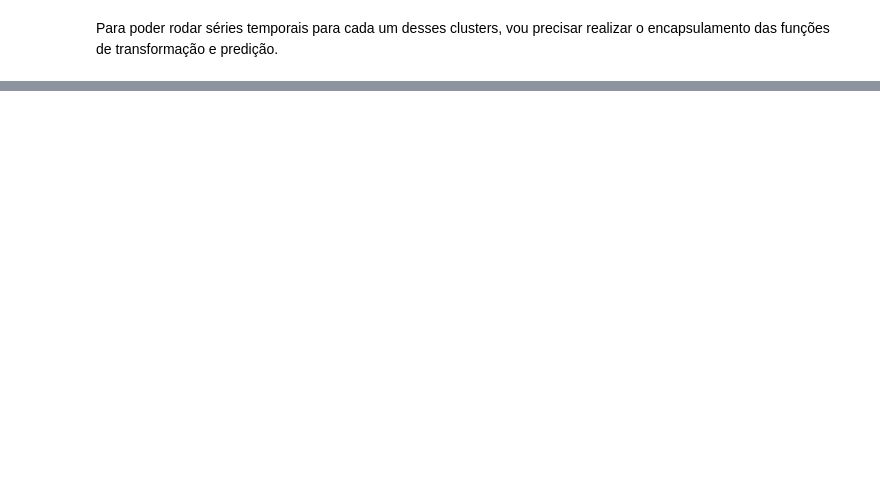
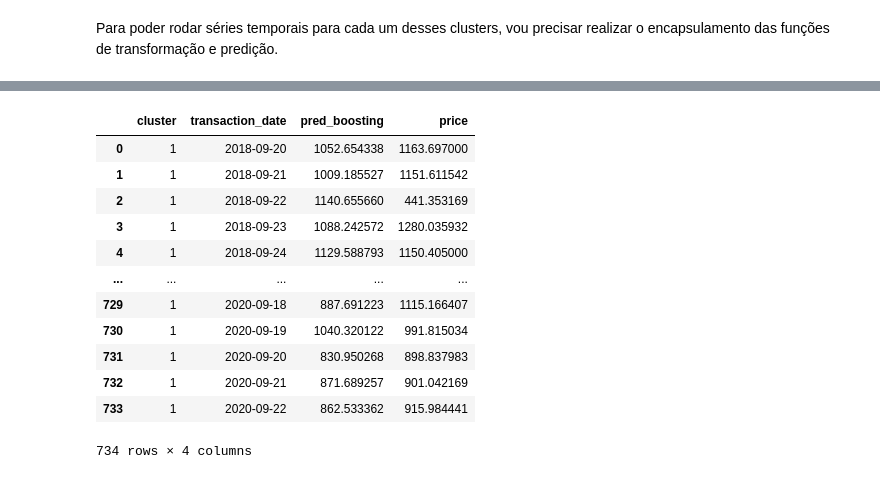
Before and after one commit to lara-bertini/Ironhack-lara, a Jupyter notebook: Projeto-H&M/H&M_Time_Series_Notebook.ipynb, the cells around one changed output, grey strips where cells are left out. Cells and saved outputs as stored; diff of their text form; code cells hidden in the pictures; blank space fills up the shorter version.

```diff
--- a/Projeto-H&M/H&M_Time_Series_Notebook.ipynb
+++ b/Projeto-H&M/H&M_Time_Series_Notebook.ipynb
@@ -422,0 +404,3 @@ tb_cluster_1 = tb_cluster_1.merge(tb_pivot_orders, on='customer_id', how='left')
+# %%
+tb_customers_categories = pd.read_csv('E:/Github/lara-ironhack/Projeto-H&M/tb_customers_categories.csv')
+tb_clusters = tb_clusters.merge(tb_customers_categories, on='customer_id', how='left')
@@ -424,0 +458,6 @@ Para poder rodar séries temporais para cada um desses clusters, vou precisar re
+# %%
+# Separação do dataset em train & test
+def split_ts(data_tb):
+    train_data = data_tb[data_tb["transaction_date"] < "2020-08-22"].copy()
+    test_data = data_tb[data_tb["transaction_date"] >= "2020-08-22"].copy()
+    return train_data, test_data
@@ -424,0 +501,22 @@ Para poder rodar séries temporais para cada um desses clusters, vou precisar re
+# %%
+# Aplicando Catboost
+def cat_boost_apply(final_list, tb_revenue):
+    train_data, test_data = split_ts(tb_revenue)
+    X_train = train_data[final_list]
+    X_test = test_data[final_list]
+    y_train = train_data["price"]
+    y_test = test_data["price"]
+
+    scaler = StandardScaler()
+    scaler.fit(X_train)
+    cat_fit = cat.CatBoostRegressor(iterations=2000, depth=2)
+    cat_fit.fit(
+        scaler.transform(X_train),
+        y_train
+        )
+
+    tb_revenue["pred_boosting"] = cat_fit.predict(
+        scaler.transform(tb_revenue[final_list])
+    )
+
+    return(tb_revenue)
@@ -424,0 +532,12 @@ Para poder rodar séries temporais para cada um desses clusters, vou precisar re
+# %%
+engine = create_engine('postgresql+psycopg2://postgres:root@localhost:5432/postgres')
+lst_pred = []
+for cluster in lst_clusters:
+    tb_revenue_cluster = sql_query(cluster)
+    tb_revenue_cluster = add_t_dias(tb_revenue_cluster)
+    spl_names, tb_revenue_cluster = add_spl(tb_revenue_cluster)
+    dummy_names, tb_revenue_cluster = add_dummies(tb_revenue_cluster)
+    final_list = spl_names + dummy_names + ["t_dias"]
+    print("Aplicando CatBoostRegressor para cluster "+str(cluster)+"\n")
+    tb_revenue_cluster = cat_boost_apply(final_list, tb_revenue_cluster)
+    lst_pred.append({'cluster': cluster, 'transaction_date':tb_revenue_cluster["transaction_date"], 'pred_boosting': tb_revenue_cluster["pred_boosting"], 'price': tb_revenue_cluster["price"]})
@@ -424,0 +565,16 @@ Para poder rodar séries temporais para cada um desses clusters, vou precisar re
+# %%
+pd.DataFrame(lst_pred[0])
+# %% [output]
+|  | cluster | transaction_date | pred_boosting | price |
+| 0 | 1 | 2018-09-20 | 1052.654338 | 1163.697000 |
+| 1 | 1 | 2018-09-21 | 1009.185527 | 1151.611542 |
+| 2 | 1 | 2018-09-22 | 1140.655660 | 441.353169 |
+| 3 | 1 | 2018-09-23 | 1088.242572 | 1280.035932 |
+| 4 | 1 | 2018-09-24 | 1129.588793 | 1150.405000 |
+| ... | ... | ... | ... | ... |
+| 729 | 1 | 2020-09-18 | 887.691223 | 1115.166407 |
+| 730 | 1 | 2020-09-19 | 1040.320122 | 991.815034 |
+| 731 | 1 | 2020-09-20 | 830.950268 | 898.837983 |
+| 732 | 1 | 2020-09-21 | 871.689257 | 901.042169 |
+| 733 | 1 | 2020-09-22 | 862.533362 | 915.984441 |
+734 rows × 4 columns
```
Also changed, not shown: parts of 31 cells of this notebook, 8 other files.
